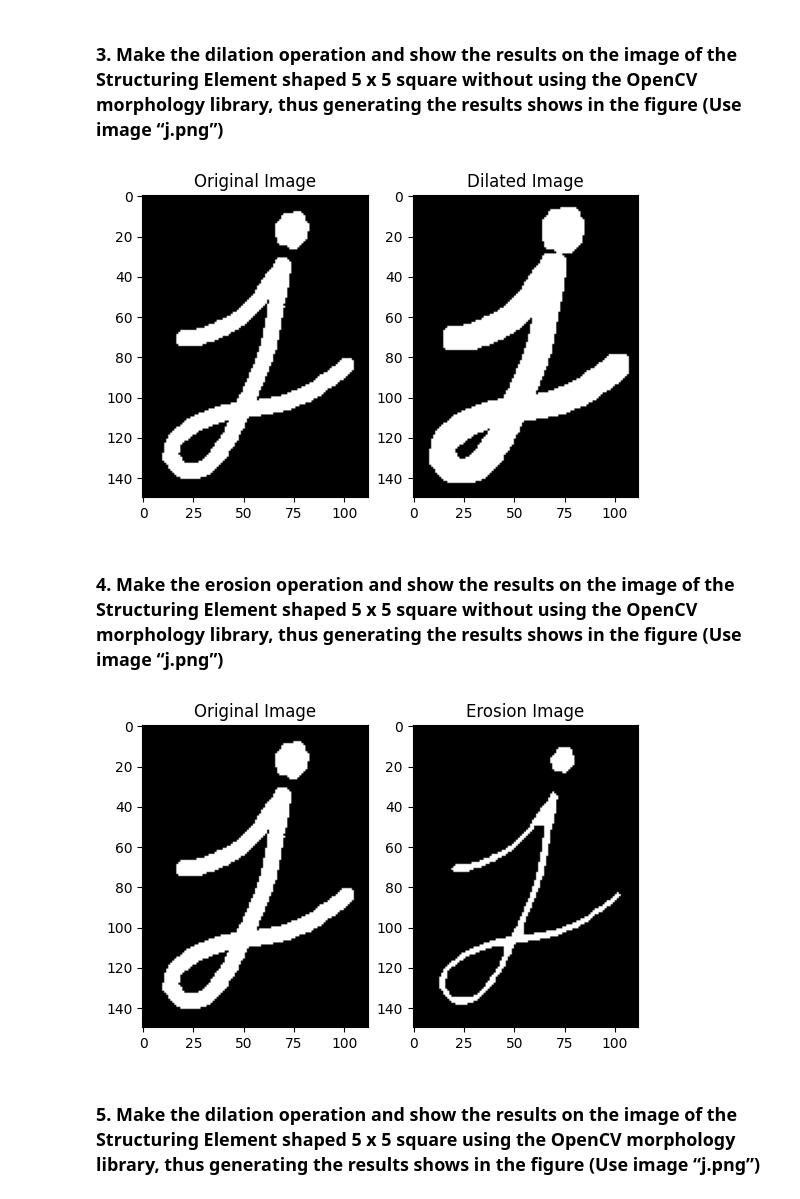
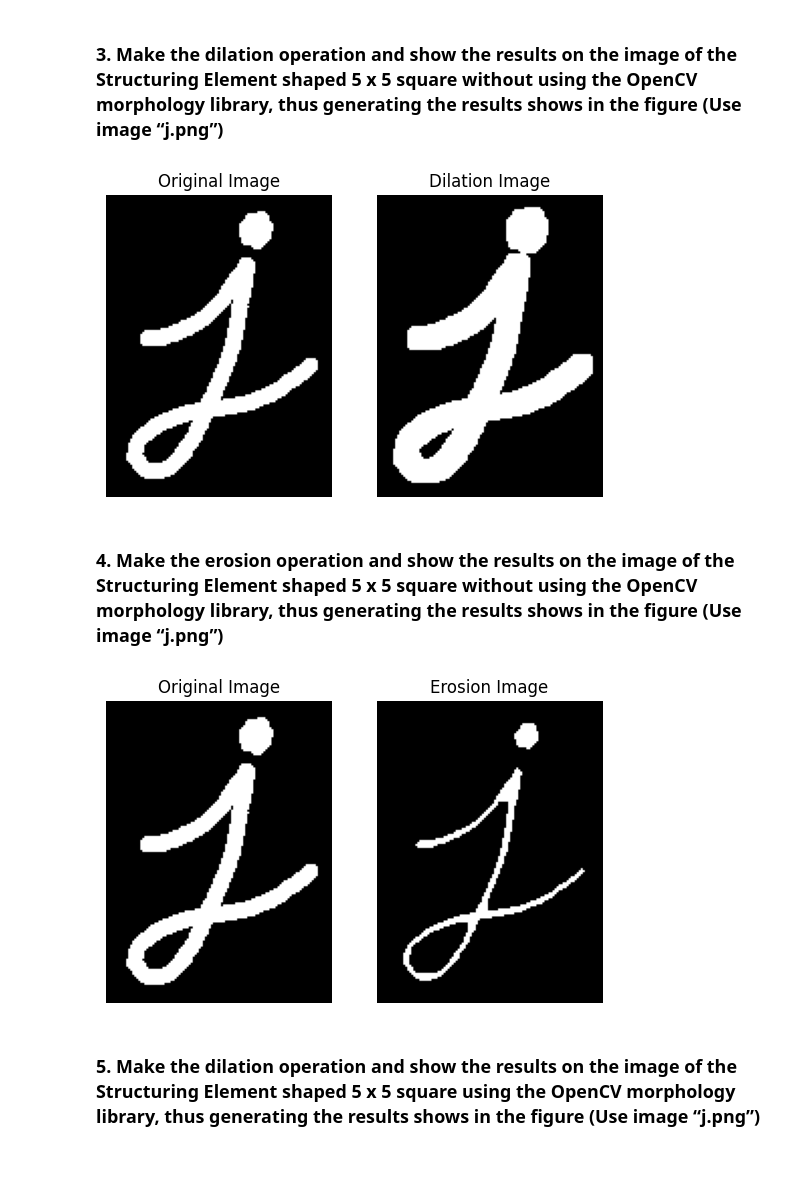
Before and after one commit to frcaulia/dicv_odd_2023, a Jupyter notebook: Week9.ipynb, the cells around one changed output. Cells and saved outputs as stored; diff of their text form; code cells hidden in the pictures; blank space fills up the shorter version.

```diff
--- a/Week9.ipynb
+++ b/Week9.ipynb
@@ -22,36 +22,37 @@ j_image1 = cv.imread('/content/drive/MyDrive/Images/j.png', cv.IMREAD_GRAYSCALE)
 # Define the structuring element
 kernel = np.ones((5, 5), np.uint8)
 
 # Initialize the resulting dilated image
 dilated_image = np.zeros_like(j_image1)
 
 # Get image dimensions
 m, n = j_image1.shape
 
 # Get kernel dimensions
 k, l = kernel.shape
 pad_h, pad_w = k // 2, l // 2
 
 # Perform dilation operation
 for i in range(pad_h, m - pad_h):
     for j in range(pad_w, n - pad_w):
         temp = j_image1[i - pad_h:i + pad_h + 1, j - pad_w:j + pad_w + 1]
         temp = temp * kernel
         dilated_image[i, j] = np.max(temp)
 
 # Display the image
 plt.subplot(1,2,1)
 plt.imshow(j_image1, cmap='gray')
 plt.title('Original Image')
+plt.axis('off')
 
 plt.subplot(1,2,2)
 plt.imshow(dilated_image, cmap='gray')
-plt.title('Dilated Image')
+plt.title('Dilation Image')
+plt.axis('off')
 
-plt.axis('off')
 plt.show()
 # %% [output]
-[figure, old version]
+[figure, new version]
 # %% [markdown]
 ### **4. Make the erosion operation and show the results on the image of the Structuring Element shaped 5 x 5 square without using the OpenCV morphology library, thus generating the results shows in the figure (Use image “j.png”)**
 # %%
@@ -77,15 +78,16 @@ for i in range(5 // 2, m - 5 // 2):
 plt.subplot(1,2,1)
 plt.imshow(j_image2, cmap='gray')
 plt.title('Original Image')
+plt.axis('off')
 
 plt.subplot(1,2,2)
 plt.imshow(eroded_image, cmap='gray')
 plt.title('Erosion Image')
+plt.axis('off')
 
-plt.axis('off')
 plt.show()
 # %% [output]
-[figure, old version]
+[figure, new version]
 # %% [markdown]
 ### **5. Make the dilation operation and show the results on the image of the Structuring Element shaped 5 x 5 square using the OpenCV morphology library, thus generating the results shows in the figure (Use image “j.png”)**
 # %%
```
Also changed, not shown: parts of 11 cells of this notebook.
